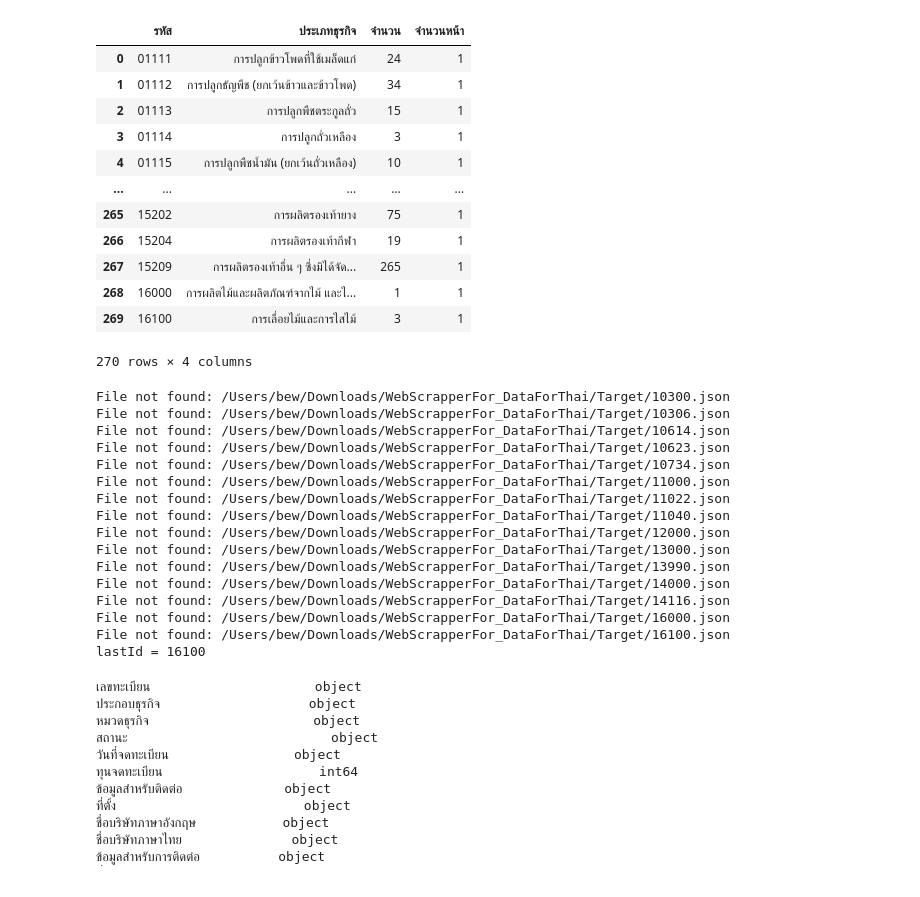
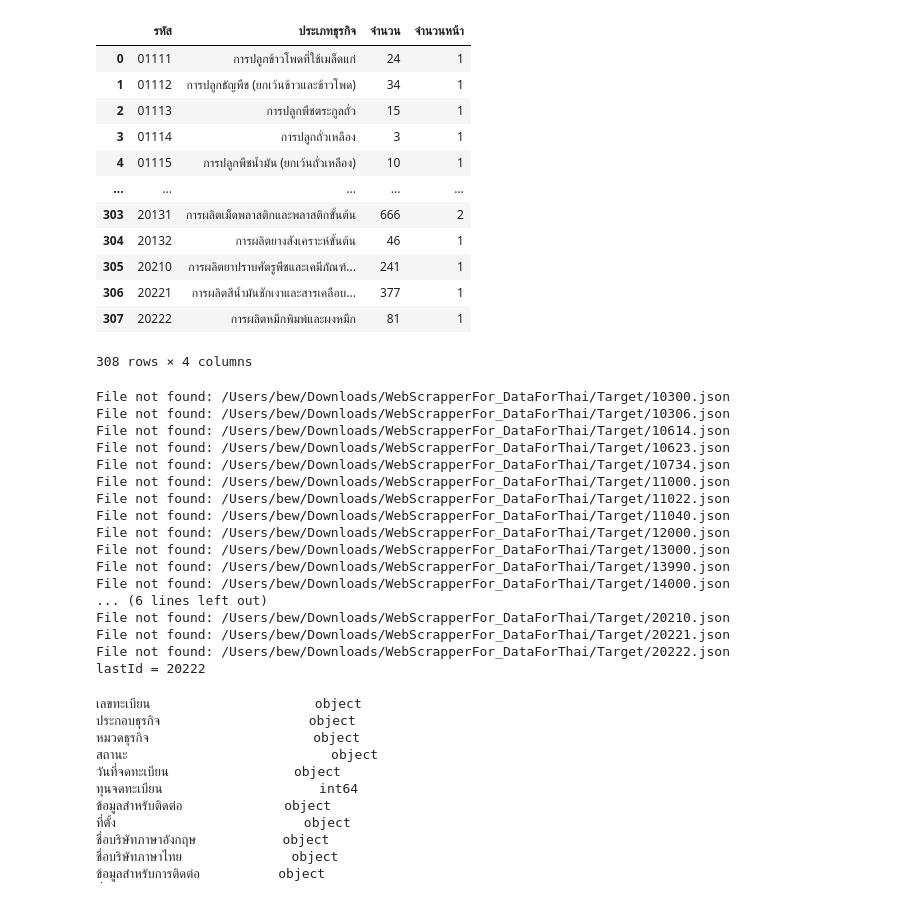
Before and after one commit to jesaya-tr/DataForThai_jupyter, a Jupyter notebook: DataForThai_Pandas&SubTopic/2_JSONfilter&mergeData.ipynb, the cells around one changed output. Saved outputs shown, nothing was run; the diff lists cells and outputs as text; code cells hidden in the pictures.

```diff
--- a/DataForThai_Pandas&SubTopic/2_JSONfilter&mergeData.ipynb
+++ b/DataForThai_Pandas&SubTopic/2_JSONfilter&mergeData.ipynb
@@ -10,39 +10,39 @@ from pandas import json_normalize
 # %%
 topic_file = '/Users/bew/Downloads/DataForThai_jupyter/DataForThai_Pandas&SubTopic/SubTopic_dataforthai.csv'
 topic_table = pd.read_csv(topic_file)
 
 
 topic_table['รหัส'] = topic_table['รหัส'].astype(str)
 # Function to add '0' to strings of length 4
 def add_zero(s):
     if len(s) == 4:
         return '0' + s
     else:
         return s
 # Applying the function to the DataFrame
 topic_table['รหัส'] = topic_table['รหัส'].apply(lambda x: add_zero(x))
 
 
 # topic_table.dtypes
-topic_table = topic_table[:270] # 13129 # update index (ไม่จำเป็นต้อง Up แค่ไม่ให้ Run เกินต้องการ)
+topic_table = topic_table[:308] # 20114 # update index (ไม่จำเป็นต้อง Up แค่ไม่ให้ Run เกินต้องการ)
 # topic_table = topic_table[topic_table['รหัส']=='13112']
 # print(topic_table)
 # max(topic_table['จำนวนหน้า'])
 topic_table
 # %% [output]
 |  | รหัส | ประเภทธุรกิจ | จำนวน | จำนวนหน้า |
 | 0 | 01111 | การปลูกข้าวโพดที่ใช้เมล็ดแก่ | 24 | 1 |
 | 1 | 01112 | การปลูกธัญพืช (ยกเว้นข้าวและข้าวโพด) | 34 | 1 |
 | 2 | 01113 | การปลูกพืชตระกูลถั่ว | 15 | 1 |
 | 3 | 01114 | การปลูกถั่วเหลือง | 3 | 1 |
 | 4 | 01115 | การปลูกพืชน้ำมัน (ยกเว้นถั่วเหลือง) | 10 | 1 |
 | ... | ... | ... | ... | ... |
-| 265 | 15202 | การผลิตรองเท้ายาง | 75 | 1 |
-| 266 | 15204 | การผลิตรองเท้ากีฬา | 19 | 1 |
-| 267 | 15209 | การผลิตรองเท้าอื่น ๆ ซึ่งมิได้จัด... | 265 | 1 |
-| 268 | 16000 | การผลิตไม้และผลิตภัณฑ์จากไม้ และไ... | 1 | 1 |
-| 269 | 16100 | การเลื่อยไม้และการไสไม้ | 3 | 1 |
+| 303 | 20131 | การผลิตเม็ดพลาสติกและพลาสติกขั้นต้น | 666 | 2 |
+| 304 | 20132 | การผลิตยางสังเคราะห์ขั้นต้น | 46 | 1 |
+| 305 | 20210 | การผลิตยาปราบศัตรูพืชและเคมีภัณฑ์... | 241 | 1 |
+| 306 | 20221 | การผลิตสีน้ำมันชักเงาและสารเคลือบ... | 377 | 1 |
+| 307 | 20222 | การผลิตหมึกพิมพ์และผงหมึก | 81 | 1 |
-270 rows × 4 columns
+308 rows × 4 columns
 # %%
 # topic_for_file = topic_table[topic_table['รหัส'] == no_topic]
 # topic_for_file
@@ -110,10 +110,11 @@ File not found: /Users/bew/Downloads/WebScrapperFor_DataForThai/Target/12000.jso
 File not found: /Users/bew/Downloads/WebScrapperFor_DataForThai/Target/13000.json
 File not found: /Users/bew/Downloads/WebScrapperFor_DataForThai/Target/13990.json
 File not found: /Users/bew/Downloads/WebScrapperFor_DataForThai/Target/14000.json
-File not found: /Users/bew/Downloads/WebScrapperFor_DataForThai/Target/14116.json
-File not found: /Users/bew/Downloads/WebScrapperFor_DataForThai/Target/16000.json
-File not found: /Users/bew/Downloads/WebScrapperFor_DataForThai/Target/16100.json
-lastId = 16100
+... (6 lines left out)
+File not found: /Users/bew/Downloads/WebScrapperFor_DataForThai/Target/20210.json
+File not found: /Users/bew/Downloads/WebScrapperFor_DataForThai/Target/20221.json
+File not found: /Users/bew/Downloads/WebScrapperFor_DataForThai/Target/20222.json
+lastId = 20222
 # %%
 # Reset the index of the final result DataFrame
 result = result.reset_index(drop=True)
```
Also changed, not shown: parts of 2 cells of this notebook, 3 other files.
